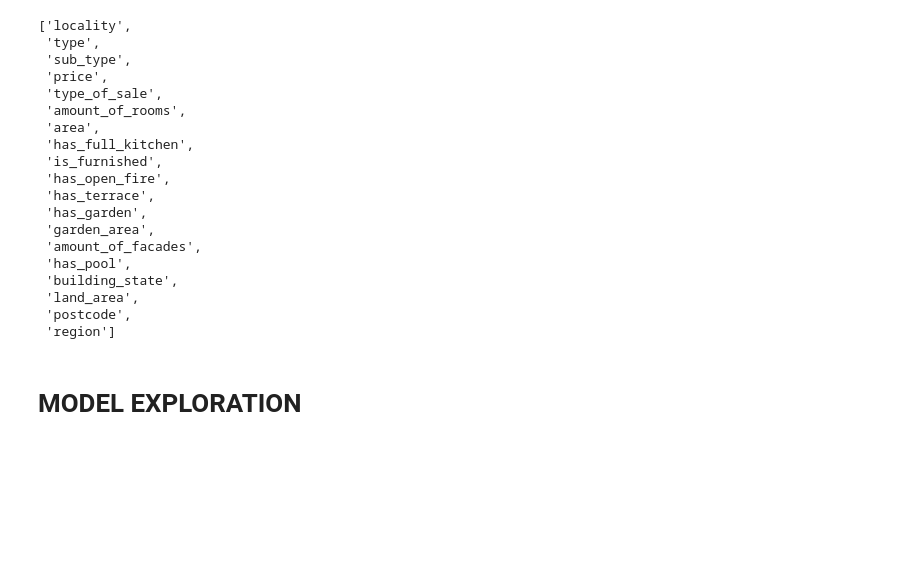
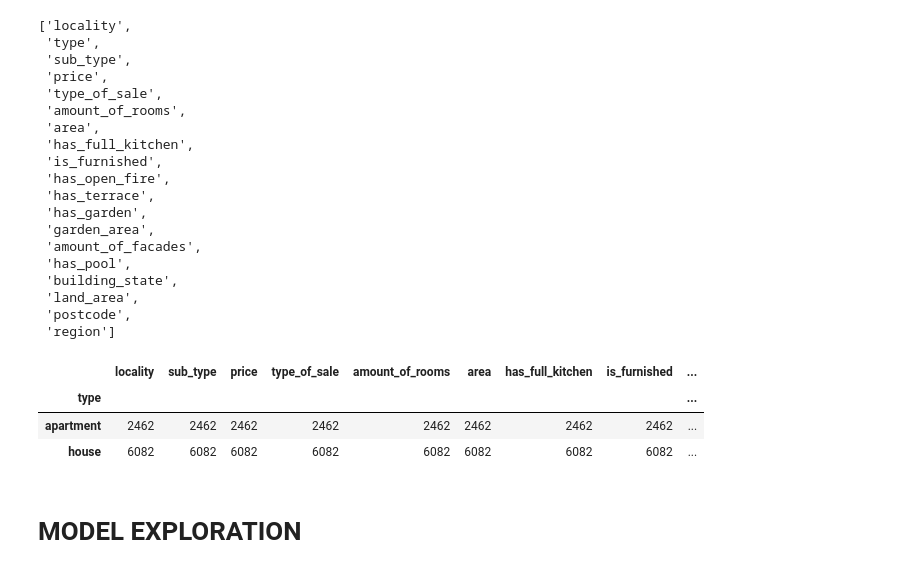
Before and after one commit to FrederickFranck/challenge-deployment, a Jupyter notebook: project/explore.ipynb, the cells around one changed output. Cells and saved outputs as stored; diff of their text form; code cells hidden in the pictures; blank space fills up the shorter version.

```diff
--- a/project/explore.ipynb
+++ b/project/explore.ipynb
@@ -61,6 +61,13 @@ df.columns.to_list()
  'land_area',
  'postcode',
  'region']
+# %%
+df.groupby("type").count()
+# %% [output]
+|  | locality | sub_type | price | type_of_sale | amount_of_rooms | area | has_full_kitchen | is_furnished | ... |
+| type |  |  |  |  |  |  |  |  | ... |
+| apartment | 2462 | 2462 | 2462 | 2462 | 2462 | 2462 | 2462 | 2462 | ... |
+| house | 6082 | 6082 | 6082 | 6082 | 6082 | 6082 | 6082 | 6082 | ... |
 # %%
 #CREATE X & Y
 
```
Also changed, not shown: parts of 9 cells of this notebook, 9 other files.
